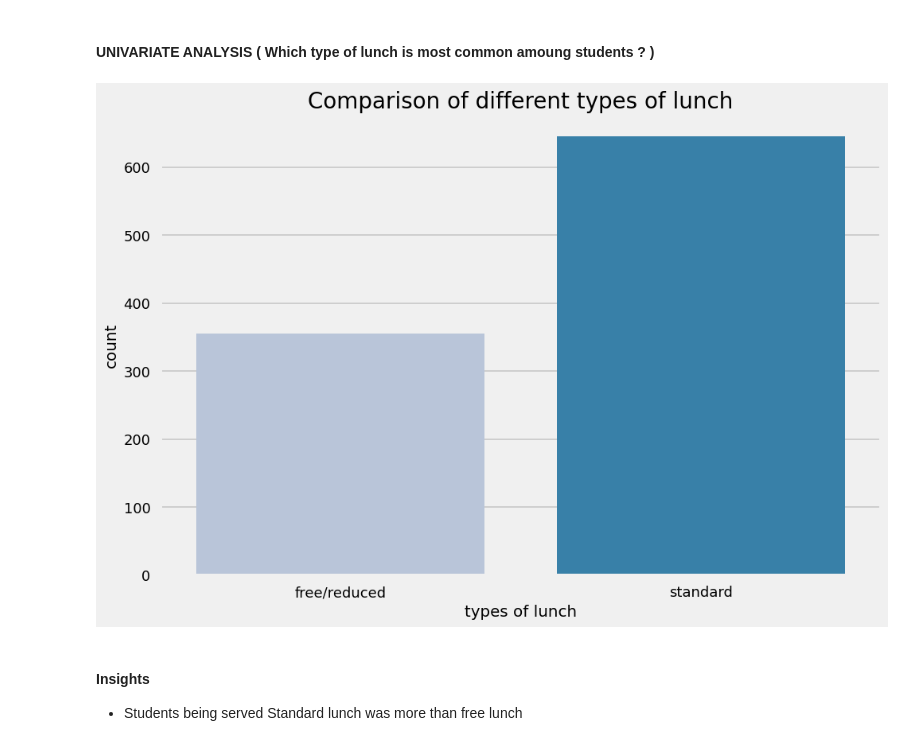
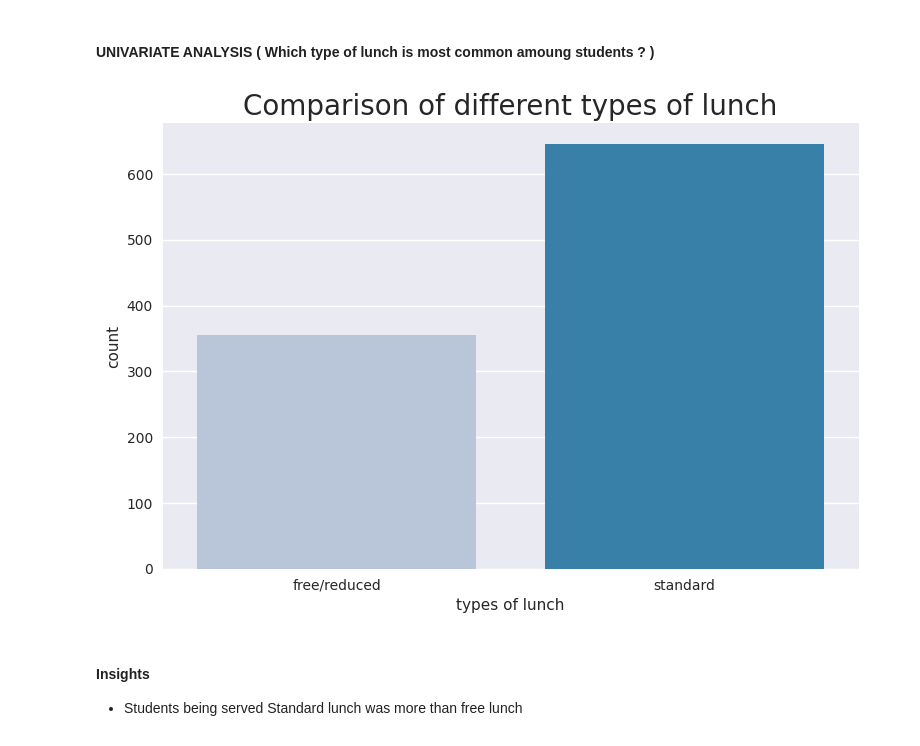
Before and after one commit to vipulwarthe/student-performance-project, a Jupyter notebook: notebook/1 . EDA STUDENT PERFORMANCE .ipynb, the cells around one changed output. Cells and saved outputs as stored; diff of their text form; code cells hidden in the pictures.

```diff
--- a/notebook/1 . EDA STUDENT PERFORMANCE .ipynb
+++ b/notebook/1 . EDA STUDENT PERFORMANCE .ipynb
@@ -557,18 +592,18 @@ Index(['gender', 'race_ethnicity', 'parental_level_of_education', 'lunch',
 # %%
 # Convert 'lunch' column to categorical data type
 df['lunch'] = pd.Categorical(df['lunch'])
 
 # Plot the countplot
 plt.rcParams['figure.figsize'] = (15, 9)
-plt.style.use('seaborn-talk')
+plt.style.use("seaborn-v0_8")
 sns.countplot(data=df, x='lunch', palette='PuBu')
 
 plt.title('Comparison of different types of lunch', fontweight=30, fontsize=20)
 plt.xlabel('types of lunch')
 
 plt.show()
 # %% [output]
-[figure, old version]
+[figure, new version]
 # %% [markdown]
 #### Insights
 - Students being served Standard lunch was more than free lunch
```
Also changed, not shown: parts of 18 cells of this notebook, 2 other files.
